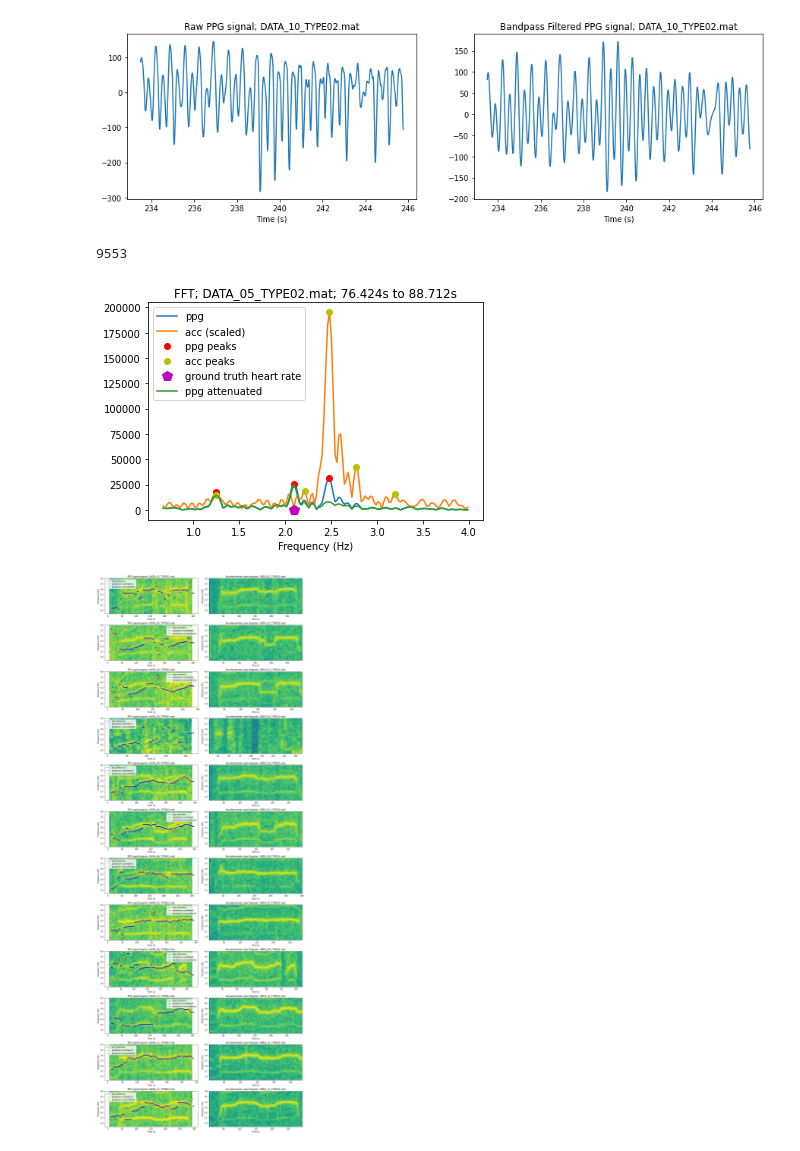
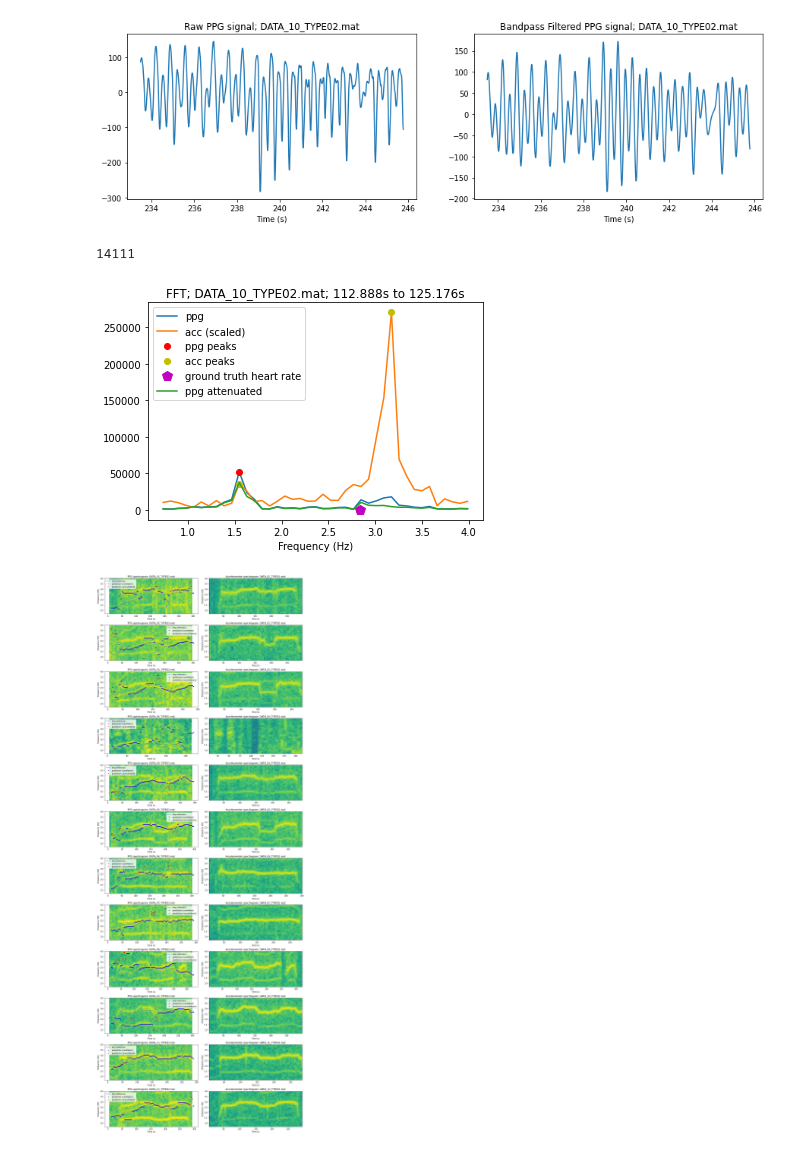
Before and after one commit to ebrahimebrahim/udacity-aihc-04-pulse-rate-ppg, a Jupyter notebook: part_1/pulse_rate_starter.ipynb, the cells around one changed output. Saved outputs shown, nothing was run; the diff lists cells and outputs as text; code cells hidden in the pictures.

```diff
--- a/part_1/pulse_rate_starter.ipynb
+++ b/part_1/pulse_rate_starter.ipynb
@@ -412,9 +412,9 @@ acc_filtered = BandpassFilter(acc)
 i=np.random.randint(0,len(ppg_filtered)-WIN_SAMPLES)
 # i=21834
 print(i)
-ppg_fft = np.abs(np.fft.rfft(ppg_filtered[i:i+WIN_SAMPLES],n=WIN_SAMPLES*4),)
-acc_fft = np.abs(np.fft.rfft(acc_filtered[i:i+WIN_SAMPLES],n=WIN_SAMPLES*4))
-freqs = np.fft.rfftfreq(4*WIN_SAMPLES,1/FS)
+ppg_fft = np.abs(np.fft.rfft(ppg_filtered[i:i+WIN_SAMPLES],n=WIN_SAMPLES),)
+acc_fft = np.abs(np.fft.rfft(acc_filtered[i:i+WIN_SAMPLES],n=WIN_SAMPLES))
+freqs = np.fft.rfftfreq(WIN_SAMPLES,1/FS)
 freq_sample_rate = len(freqs)/freqs[-1] # in samples per Hz
 
 # Crop the ffts and freqs array to the band we care about
@@ -434,35 +434,35 @@ acc_peaks, acc_peak_properties = sp.signal.find_peaks(acc_fft, prominence=10000/
 acc_peaks = list(map(lambda x:x[0], sorted(zip(acc_peaks, acc_peak_properties['prominences']), key=lambda x:x[1],reverse=True)))
 
 plt.plot(freqs,ppg_fft,label='ppg')
 plt.plot(freqs,400*acc_fft,label='acc (scaled)')
 # plt.xlim(min_bps,max_bps)
 plt.xlabel('Frequency (Hz)')
 plt.title('FFT; {}; {}s to {}s'.format(data_fl.split('/')[-1], i/FS, (i+WIN_SAMPLES)/FS))
 plt.plot(freqs[ppg_peaks], ppg_fft[ppg_peaks], 'r.', markersize=12, label='ppg peaks')
 plt.plot(freqs[acc_peaks], 400*acc_fft[acc_peaks], 'y.', markersize=12, label='acc peaks')
 plt.plot(ekg_bps,0,'mp',markersize=10, label='ground truth heart rate')
 
 # attenuate ppg amplitudes based on accelerometer amplitudes
 attenuation_param = acc_fft.max()/3
 ppg_fft_attenuated = ppg_fft * (attenuation_param/(attenuation_param+acc_fft))
 plt.plot(freqs, ppg_fft_attenuated, label='ppg attenuated')
 
 
 plt.legend()
 plt.show()
 
 # peak_index = choose_ppg_peak(ppg_fft, freqs, ppg_peaks, acc_peaks, 0.2 * freq_sample_rate)
 
 # window_half_width = freq_sample_rate * 0.14  # in frequency samples
 # confidence = ppg_fft_attenuated[int(round(peak_index - window_half_width)):int(round(peak_index + window_half_width))].sum()/ppg_fft_attenuated.sum()
 # error = np.abs(freqs[peak_index] - ekg_bps)
 
 
 
 # print("freq: {}\nconf:   {}\nerror: {}".format(freqs[peak_index] ,confidence, error))
 # %% [output]
-9553
+14111
-[figure, old version]
+[figure, new version]
 # %%
 # spectrograms of the unfiltered data, with the reference heartrate and prediction superimposed on top
 fig, axs = plt.subplots(len(data_fls), 2, figsize=(15,40))
```
Also changed, not shown: parts of 2 cells of this notebook, 3 other files.
